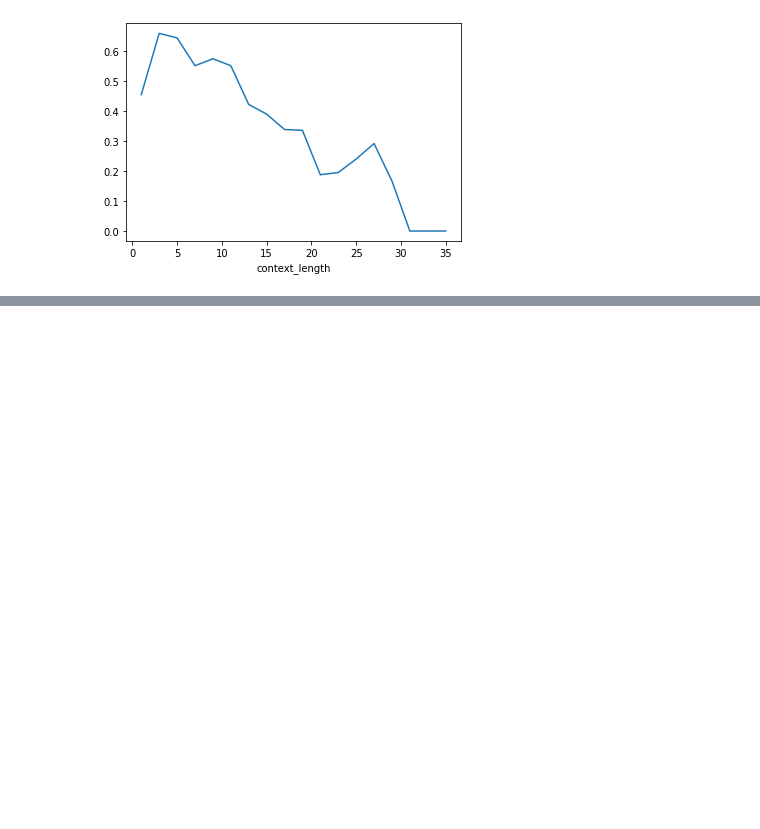
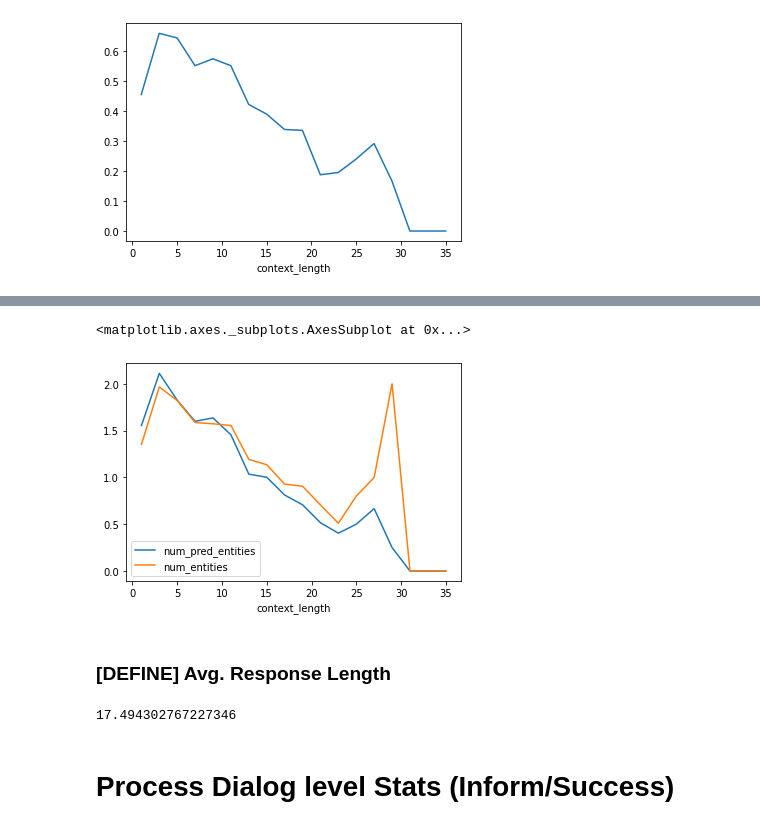
Before and after one commit to bsantraigi/Hierarchical-Transformer-Dialog, a Jupyter notebook: error_reader.ipynb, the cells around one changed output, grey strips where cells are left out. Cells and saved outputs as stored; diff of their text form; code cells hidden in the pictures; blank space fills up the shorter version.

```diff
--- a/error_reader.ipynb
+++ b/error_reader.ipynb
@@ -382,0 +391,14 @@ df.groupby('context_length')['entity_f1'].mean().plot()
+# %%
+df.groupby('context_length')[['num_pred_entities', 'num_entities']].mean().plot()
+# %% [output]
+<matplotlib.axes._subplots.AxesSubplot at 0x...>
+[figure, added]
+# %% [markdown]
+### [DEFINE] Avg. Response Length
+# %%
+response_lengths = df.apply(lambda x: len(x["generated"].split()), 1)
+response_lengths.mean()
+# %% [output]
+17.494302767227346
+# %% [markdown]
+# Process Dialog level Stats (Inform/Success)
```
Also changed, not shown: parts of 18 cells of this notebook.
